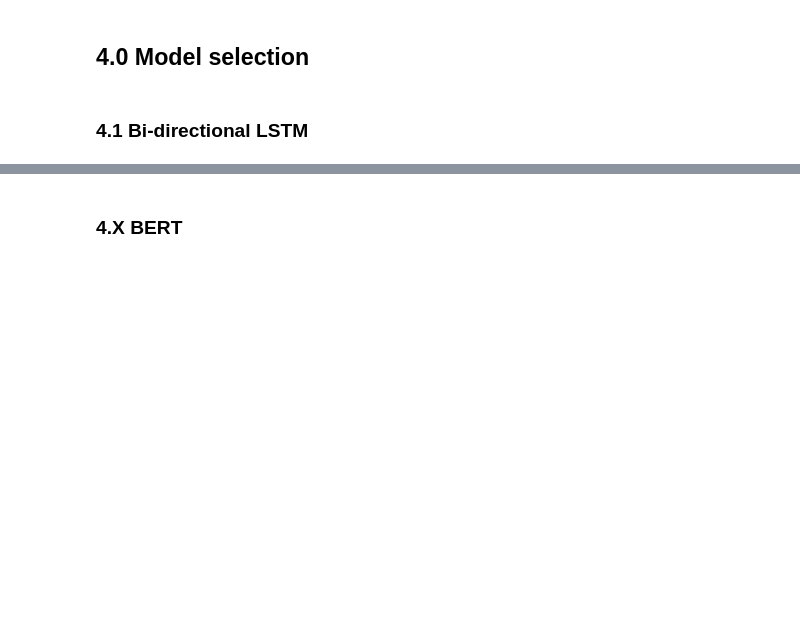
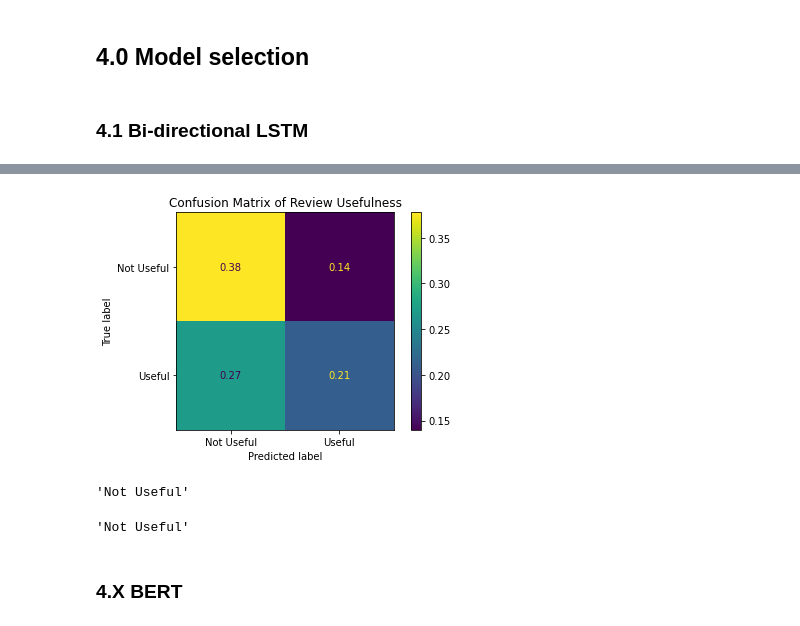
Before and after one commit to davidmiller2013/amazon-nlp-classification, a Jupyter notebook: data-processing.ipynb, the cells around one changed output, grey strips where cells are left out. Cells and saved outputs as stored; diff of their text form; code cells hidden in the pictures; blank space fills up the shorter version.

```diff
--- a/data-processing.ipynb
+++ b/data-processing.ipynb
@@ -331,6 +389,8 @@ review_samples['useful'].value_counts()
 review_samples.to_csv('data/review_samples.csv')
 # %% [markdown]
 ## 3. Text pre-processing
+# %%
+review_samples = pd.read_csv('data/review_samples.csv')
 # %%
 # Use html library to decode special characters
 html_reviews = review_samples[review_samples['reviewText'].str.contains('&#', na=False)]
@@ -515,22 +619,30 @@ model.evaluate(X_test, y_test, verbose=1)
 y_true = y_test.argmax(axis=1)
 y_pred = np.argmax(model.predict(X_test), axis=1)
 # %%
+sentiment = ['Not Useful', 'Useful']
+
 ConfusionMatrixDisplay.from_predictions(y_true,
                                         y_pred,
                                         normalize='all',
                                         display_labels=sentiment
                                        )
 
 plt.title("Confusion Matrix of Review Usefulness")
 plt.show()
+# %% [output]
+[figure, added]
 # %%
 sequence = tokenizer.texts_to_sequences(['this data science article is the best ever'])
 test = pad_sequences(sequence, maxlen=max_len)
 sentiment[np.around(model.predict(test), decimals=0).argmax(axis=1)[0]]
+# %% [output]
+'Not Useful'
 # %%
 sequence = tokenizer.texts_to_sequences(['i really loved how the technician helped me with the issue that i had'])
 test = pad_sequences(sequence, maxlen=max_len)
 sentiment[np.around(model.predict(test), decimals=0).argmax(axis=1)[0]]
+# %% [output]
+'Not Useful'
 # %% [markdown]
 ### 4.X BERT
 # %%
```
Also changed, not shown: parts of 22 cells of this notebook.
